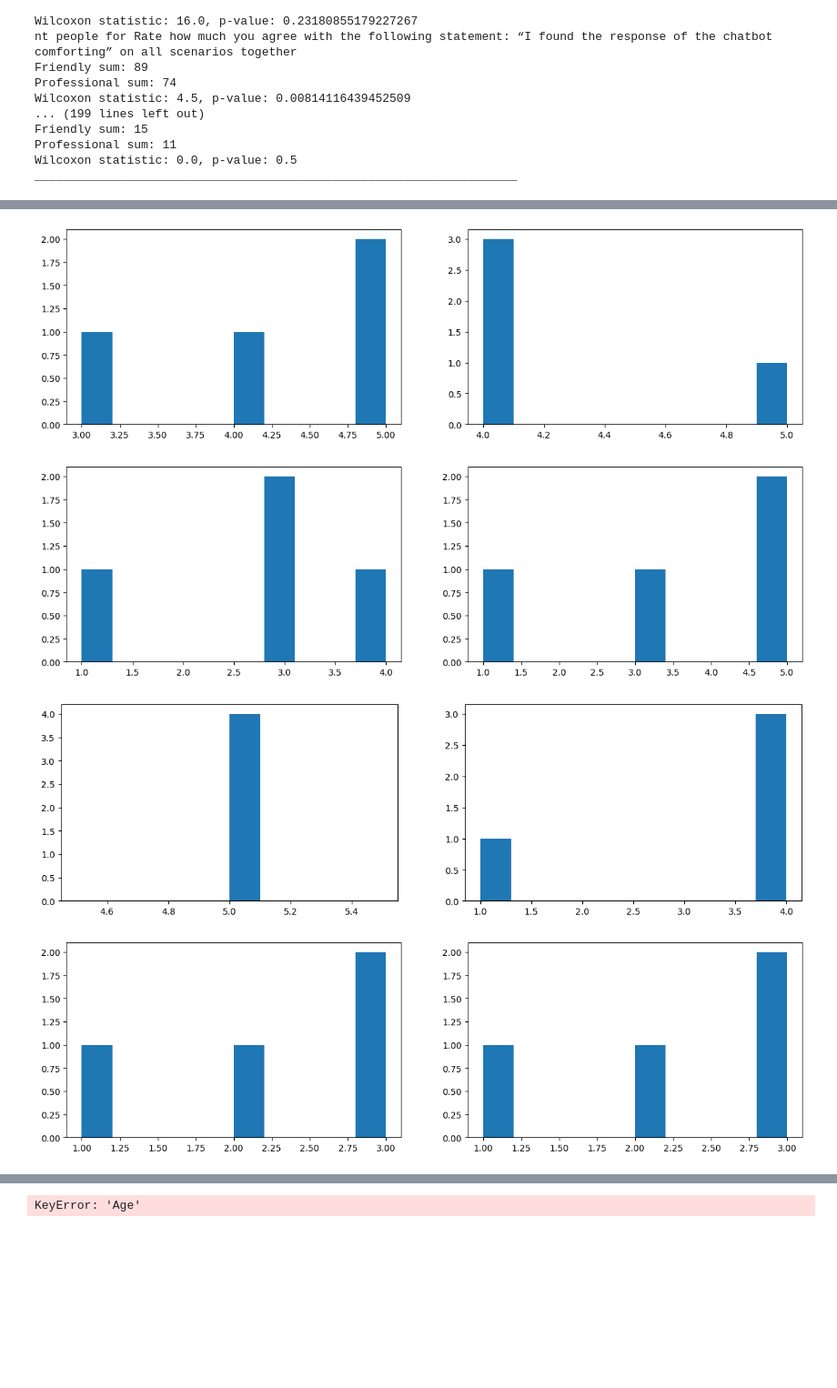
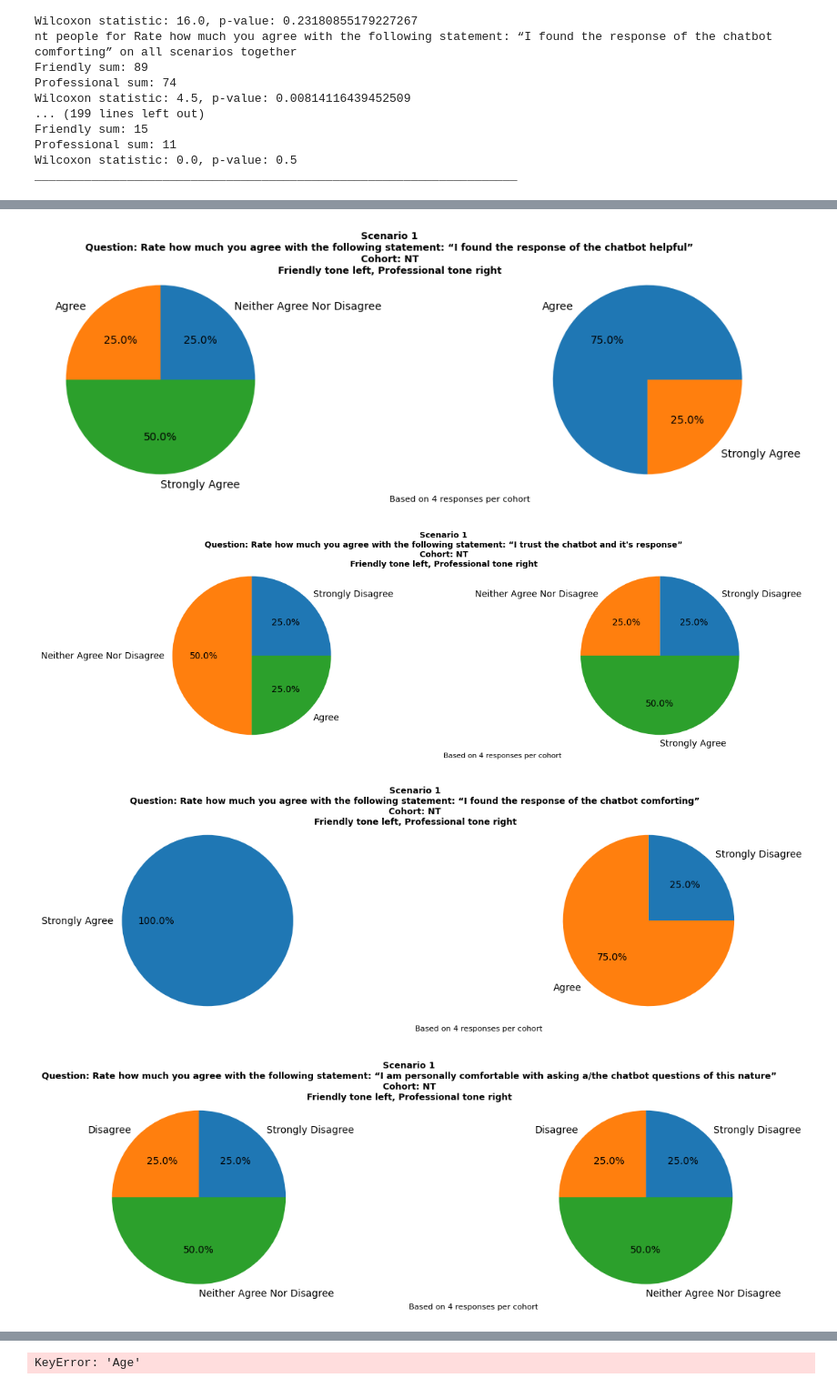
Before and after one commit to aarthip97/MEU-project, a Jupyter notebook: userstudy_statistics.ipynb, the cells around one changed output, grey strips where cells are left out. Shown at 91% size. Cells and saved outputs as stored; diff of their text form; code cells hidden in the pictures; blank space fills up the shorter version.

Commit message:
Figures + some more between group

```diff
--- a/userstudy_statistics.ipynb
+++ b/userstudy_statistics.ipynb
@@ -277,44 +281,65 @@ For Rate how much you agree with the following statement: “I am personally com
 ___________________________________________________________________________
 ___________________________________________________________________________
 # %%
-#Ordinal data, so non-parametric tests required
-#Few samples so no chi-squared
-#See if
+def likert_count(array_in):
+    mapping = {
+        1: "Strongly Disagree",
+        2: "Disagree",
+        3: "Neither Agree Nor Disagree",
+        4: "Agree",
+        5: "Strongly Agree",
+    }
+    ret = {
+        "Strongly Disagree": 0,
+        "Disagree": 0,
+        "Neither Agree Nor Disagree": 0,
+        "Agree": 0,
+        "Strongly Agree": 0,
+    }
 
-# general_questions = [
-#     'How often do you use AI Chatbots  (ChatGPT, Gemini, Claude, etc.) for any purpose (research, assistance, conversation, etc.)? ',
-#     'For what purposes do you use AI Chatbots?',
-#     'Rate your preference in communication style when conversing with an AI Chatbot for emotional regulation support.  [Friendly and empathetic]',
-#     'Rate your preference in communication style when conversing with an AI Chatbot for emotional regulation support.  [Clinical and professional]',
-#     'Rate your preference in communication style when conversing with an AI Chatbot for emotional regulation support.  [Direct and action-oriented]',
-#     'Rate how much you agree with the following statement: “The conversational tone of an AI Chatbot is a major factor in whether I find it helpful for emotional regulation.” '
-# ]
+    for entry in array_in:
+        ret[mapping[entry]] += 1
 
+    del_keys = []
+    for key in ret:
+        if ret[key] == 0:
+            del_keys.append(key)
+
+    for key in del_keys:
+        ret.pop(key)
+
+    return ret
+
+count = 0
 #Per scenario
 for cohort in responses:
     for scenario in remapping:
         ratings = {}
         for question in scenario_questions:
             ratings[question] = {}
             for tone in remapping[1]:
                 ratings[question][tone] = []
         for tone in remapping[scenario]:
             for question in scenario_questions:
                 # print(list(responses[cohort][scenario][tone][question]))
                 ratings[question][tone] += list(responses[cohort][scenario][tone][question])
             # print(f"Everything for {tone}")
 
         for key in ratings:
             # print(f"{cohort} people for scenario {scenario}, {key}")
             fig, axs = plt.subplots(ncols=len(ratings[key]), figsize=(15, 4))
             for i, subkey in enumerate(ratings[key]):
                 # print(f"{subkey} sum: {sum(ratings[key][subkey])}")
-                ratings[key][subkey]
-                axs[i].hist(ratings[key][subkey])
-
-plt.show()
+                plt_data = likert_count(ratings[key][subkey])
+                axs[i].pie(list(plt_data.values()), labels=list(plt_data.keys()), autopct='%1.1f%%')
+            subkeys = list(ratings[key].keys())
+            fig.suptitle(f"Scenario {scenario}\nQuestion: {key}\nCohort: {cohort.upper()}\n{subkeys[0]} tone left, {subkeys[1]} tone right", fontsize=9, fontweight='bold')
+            plt.figtext(0.5, 0.1, f"Based on {len(ratings[key][subkeys[0]])} responses per cohort", fontsize=8)
+            plt.savefig(f"figures/userstudy_per_scenario_{count}.png")
+            plt.show()
+            count += 1
 # %% [output]
-[figure, old version]
+[figure, new version]
-[figure, old version]
+[figure, new version]
-[figure, old version]
+[figure, new version]
-[figure, old version]
+[figure, new version]
```
Also changed, not shown: parts of 4 cells of this notebook, 1 other file.
